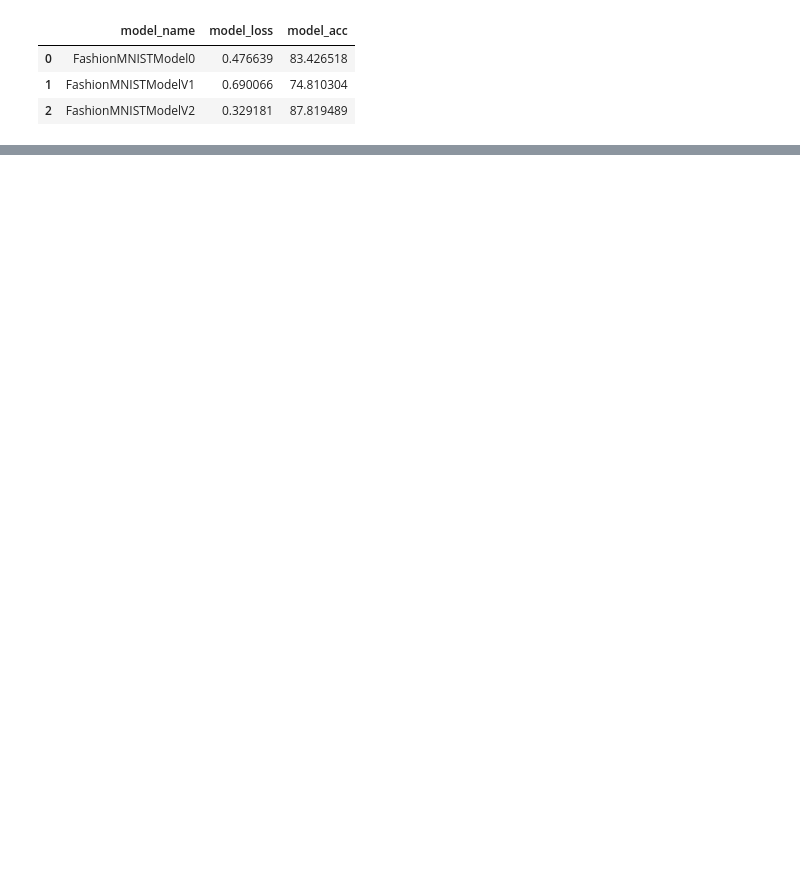
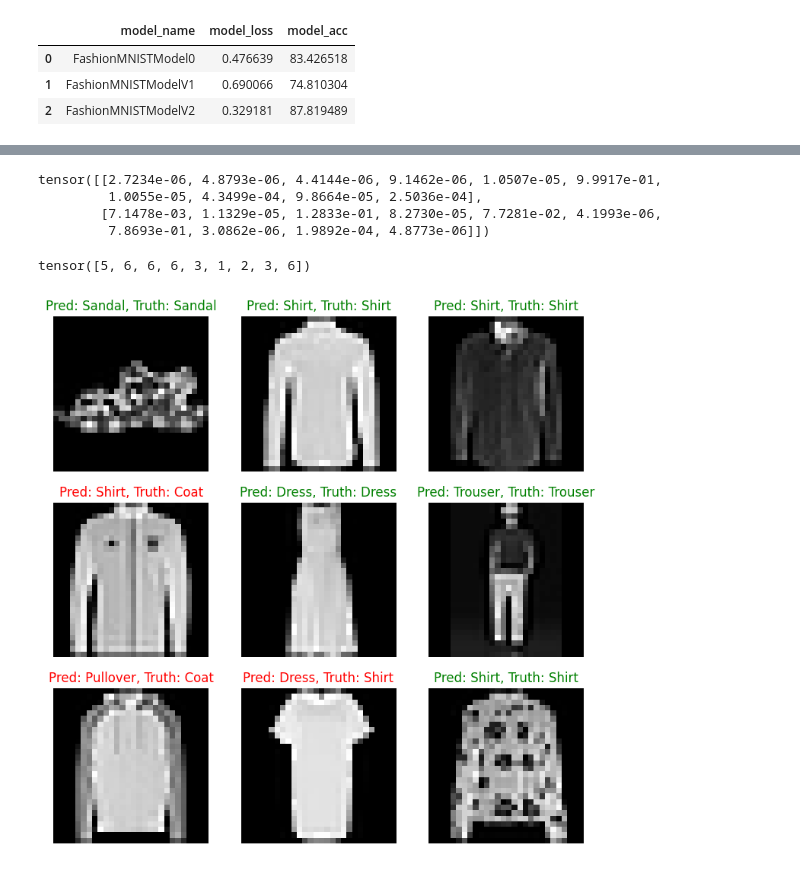
Before and after one commit to bohemian83/pytorch_yt, a Jupyter notebook: 03_pytorch_computer_vision.ipynb, the cells around one changed output, grey strips where cells are left out. Saved outputs shown, nothing was run; the diff lists cells and outputs as text; code cells hidden in the pictures; blank space fills up the shorter version.

```diff
--- a/03_pytorch_computer_vision.ipynb
+++ b/03_pytorch_computer_vision.ipynb
@@ -866,0 +936,41 @@ compare_results
+# %%
+# Make predictions
+pred_probs = make_predictions(model=model_2,
+                              data=test_samples,
+                              device=device)
+
+pred_probs[:2]
+# %% [output]
+tensor([[2.7234e-06, 4.8793e-06, 4.4144e-06, 9.1462e-06, 1.0507e-05, 9.9917e-01,
+         1.0055e-05, 4.3499e-04, 9.8664e-05, 2.5036e-04],
+        [7.1478e-03, 1.1329e-05, 1.2833e-01, 8.2730e-05, 7.7281e-02, 4.1993e-06,
+         7.8693e-01, 3.0862e-06, 1.9892e-04, 4.8773e-06]])
+# %%
+pred_prob_classes = pred_probs.argmax(dim=1)
+pred_prob_classes
+# %% [output]
+tensor([5, 6, 6, 6, 3, 1, 2, 3, 6])
+# %%
+# Plot predictions
+plt.figure(figsize=(9, 9))
+ncols, nrows = 3, 3
+for i, sample in enumerate(test_samples):
+    # Create sublplot
+    plt.subplot(nrows, ncols, i + 1)
+    # Plot target image
+    plt.imshow(sample.squeeze(), cmap="gray")
+    # Find the prediction class in text form
+    pred_label = class_names[pred_prob_classes[i]]
+    # Get the true label
+    truth_label = class_names[test_labels[i]]
+    # Set the title
+    title_text = f"Pred: {pred_label}, Truth: {truth_label}"
+    # Check for equality and color the title accordingly
+    if pred_label == truth_label:
+        plt.title(title_text, color="green")
+    else:
+        plt.title(title_text, color="red")
+
+    plt.axis(False)
+# %% [output]
+[figure, added]
```
Also changed, not shown: parts of 17 cells of this notebook.
